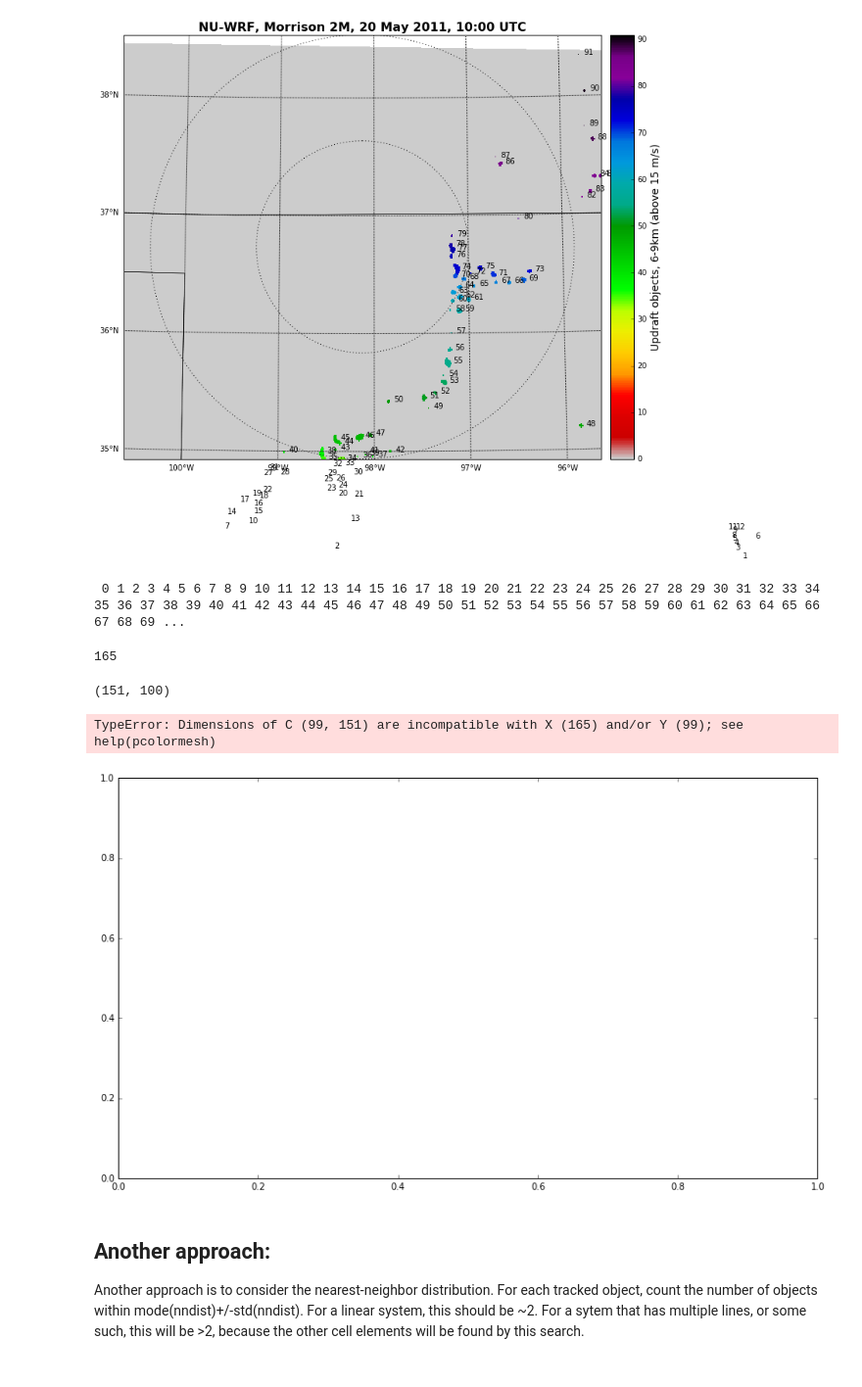
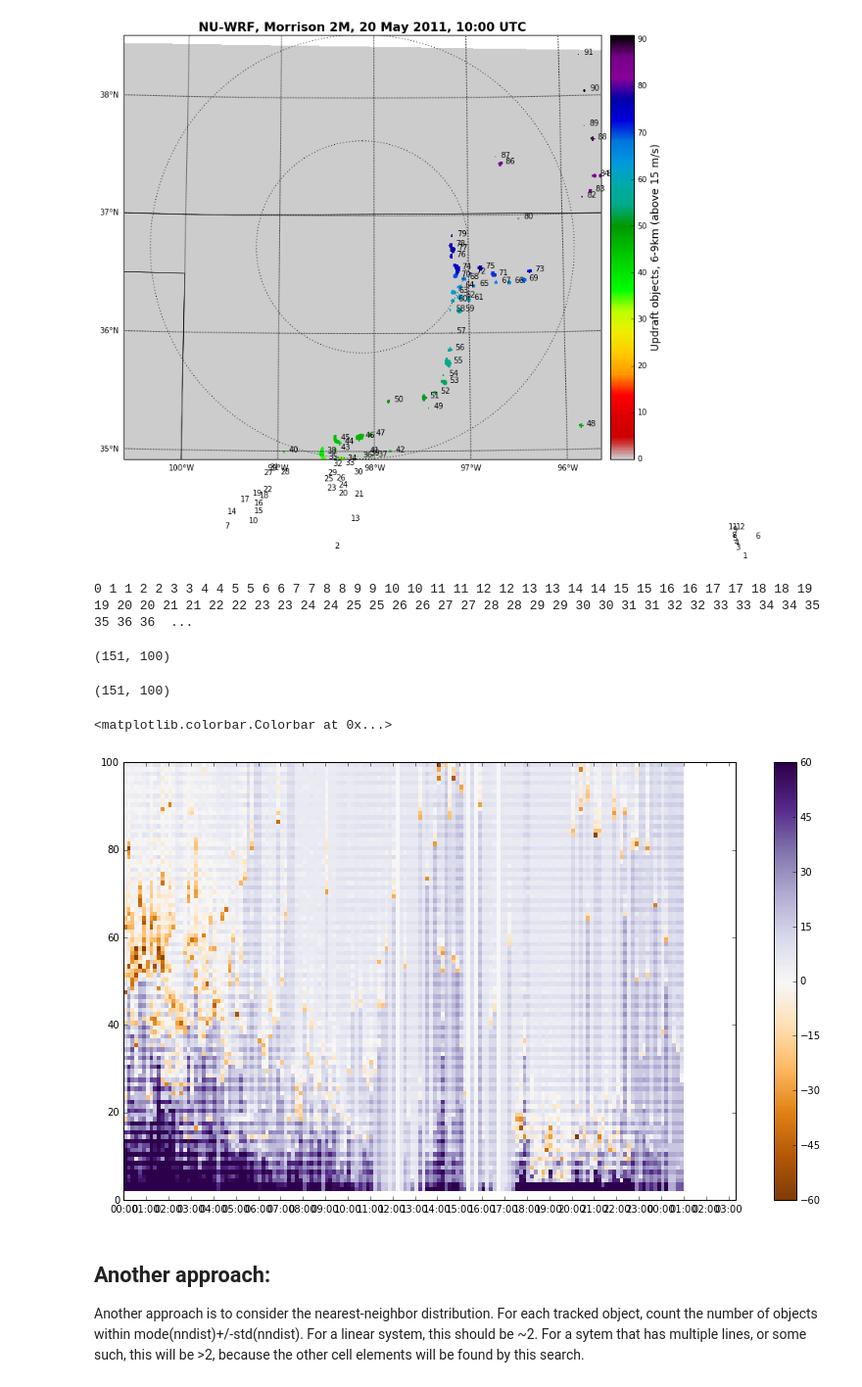
Before and after one commit to mvanlierwalq/IPy_NB_Public, a Jupyter notebook: test_spatial_statistics.ipynb, the cells around one changed output. Shown: that part at 98% size. Cells and saved outputs as stored; diff of their text form; code cells hidden in the pictures.

```diff
--- a/test_spatial_statistics.ipynb
+++ b/test_spatial_statistics.ipynb
@@ -499,6 +499,7 @@ for j in xrange(numfiles):
         darea = np.r_[darea,dum.sum()]
         dperm = np.r_[dperm,skm.perimeter(dum)]
     if (j!=0):
+        print j,
         darea_all_m = np.vstack((darea_all,darea))
         dperm_all_m = np.vstack((dperm_all,dperm))
     else:
@@ -506,32 +507,32 @@ for j in xrange(numfiles):
         dperm_all_m = dperm
     #..
 # %% [output]
- 0 1 2 3 4 5 6 7 8 9 10 11 12 13 14 15 16 17 18 19 20 21 22 23 24 25 26 27 28 29 30 31 32 33 34 35 36 37 38 39 40 41 42 43 44 45 46 47 48 49 50 51 52 53 54 55 56 57 58 59 60 61 62 63 64 65 66 67 68 69 ...
+0 1 1 2 2 3 3 4 4 5 5 6 6 7 7 8 8 9 9 10 10 11 11 12 12 13 13 14 14 15 15 16 16 17 17 18 18 19 19 20 20 21 21 22 22 23 23 24 24 25 25 26 26 27 27 28 28 29 29 30 30 31 31 32 32 33 33 34 34 35 35 36 36  ...
-# %%
-print numfiles
-# %% [output]
-165
+# %%
+print darea_all_m.shape
+# %% [output]
+(151, 100)
 # %%
 dts = map(datetime.datetime.utcfromtimestamp,epocz)
 tim = dates.date2num(dts)
 #..Time "edges" rather than centers
 tme = make_edge_vec(tim)
 fig = plt.figure(figsize=(14,8))
 ax1 = fig.add_subplot(1,1,1)
 print dperm_all_m.shape
 #plt.pcolormesh(dperm_all.T)
 #plt.pcolormesh(tim,darr,darea_all.T,cmap=cm.gist_stern)
 #plt.pcolormesh(tim,darr[1:],darea_all[:,1:].T-darea_all[:,0:-1].T,cmap=cm.gist_stern)
 #plt.pcolormesh(tim,darr,dperm_all.T,cmap=cm.gist_stern)
-plt.pcolormesh(tim,darr[1:],dperm_all_m[:,1:].T-dperm_all_m[:,0:-1].T,vmin=-60,vmax=60,cmap=cm.PuOr)
+plt.pcolormesh(tim[:151],darr[1:],dperm_all_m[:,1:].T-dperm_all_m[:,0:-1].T,vmin=-60,vmax=60,cmap=cm.PuOr)
 ax1.xaxis.set_major_locator(dates.HourLocator())
 ax1.xaxis.set_major_formatter(hfmt)
 ax1.set_xlim(tim[0],tim[-1])
 plt.colorbar()
 # %% [output]
 (151, 100)
-TypeError: Dimensions of C (99, 151) are incompatible with X (165) and/or Y (99); see help(pcolormesh)
+<matplotlib.colorbar.Colorbar at 0x...>
-[figure, old version]
+[figure, new version]
 # %% [markdown]
 ## Another approach:
 Another approach is to consider the nearest-neighbor distribution. For each tracked object, count the number of objects within mode(nndist)+/-std(nndist). For a linear system, this should be ~2. For a sytem that has multiple lines, or some such, this will be >2, because the other cell elements will be found by this search.
```
